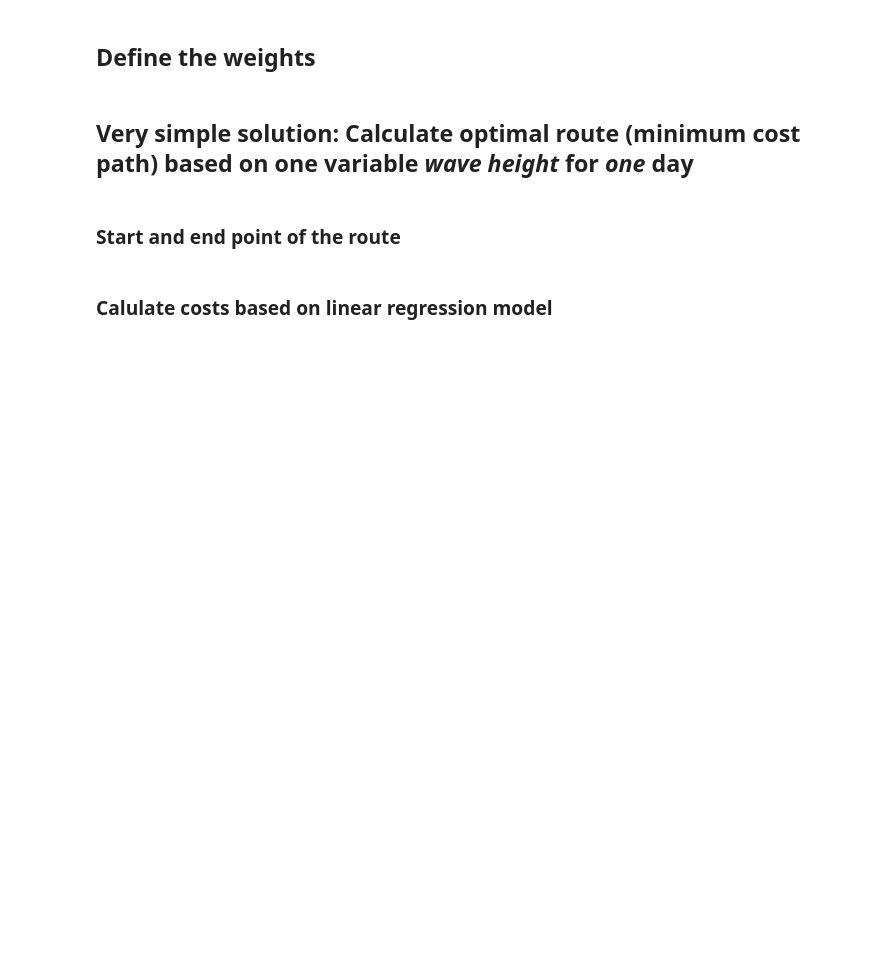
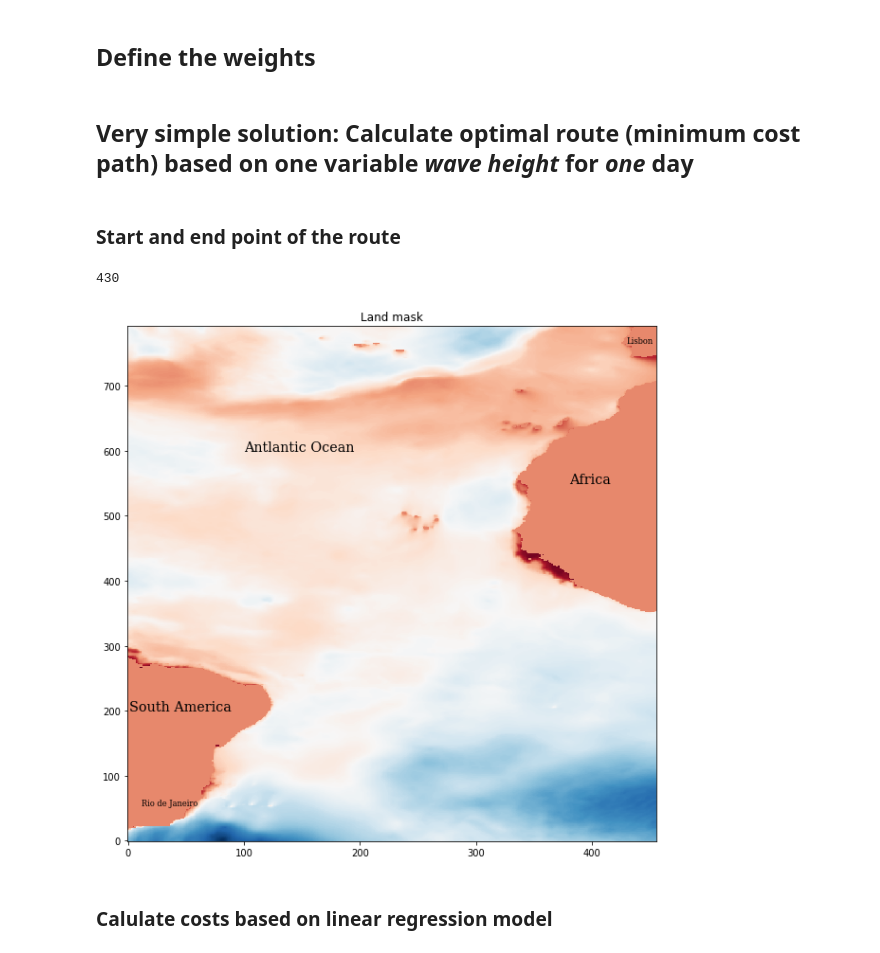
Before and after one commit to jonathom/cop_marine, a Jupyter notebook: Model_building.ipynb, the cells around one changed output. Saved outputs shown, nothing was run; the diff lists cells and outputs as text; code cells hidden in the pictures; blank space fills up the shorter version.

```diff
--- a/Model_building.ipynb
+++ b/Model_building.ipynb
@@ -190,18 +191,25 @@ land_mask = wave_height.data
 # %%
 # mask for land areas
 land_mask[np.isnan(land_mask)] = 1
+# %%
+start[1]
+# %% [output]
+430
 # %%
 # Plot optimal route
 plt.figure(figsize=(10,10))
 
 # Costs
 plt.imshow(land_mask, aspect='auto', cmap = "RdBu")
-
+plt.text(start[1],start[0], "Lisbon", color = "black", fontfamily="serif", fontsize = "small")
+plt.text(end[1]-10,end[0]+30, "Rio de Janeiro", color = "black", fontfamily="serif", fontsize = "small")
 plt.text(100, 600, "Antlantic Ocean", color = "black", fontfamily="serif", fontsize = "x-large")
 plt.text(1, 200, "South America", color = "black", fontfamily="serif", fontsize = "x-large")
 plt.text(380, 550, "Africa", color = "black", fontfamily="serif", fontsize = "x-large")
 plt.title("Land mask")
 plt.gca().invert_yaxis()
+# %% [output]
+[figure, added]
 # %%
 wh_costs = wave_height.data
 wd_costs = wave_dir.data
```
Also changed, not shown: parts of 22 cells of this notebook.
